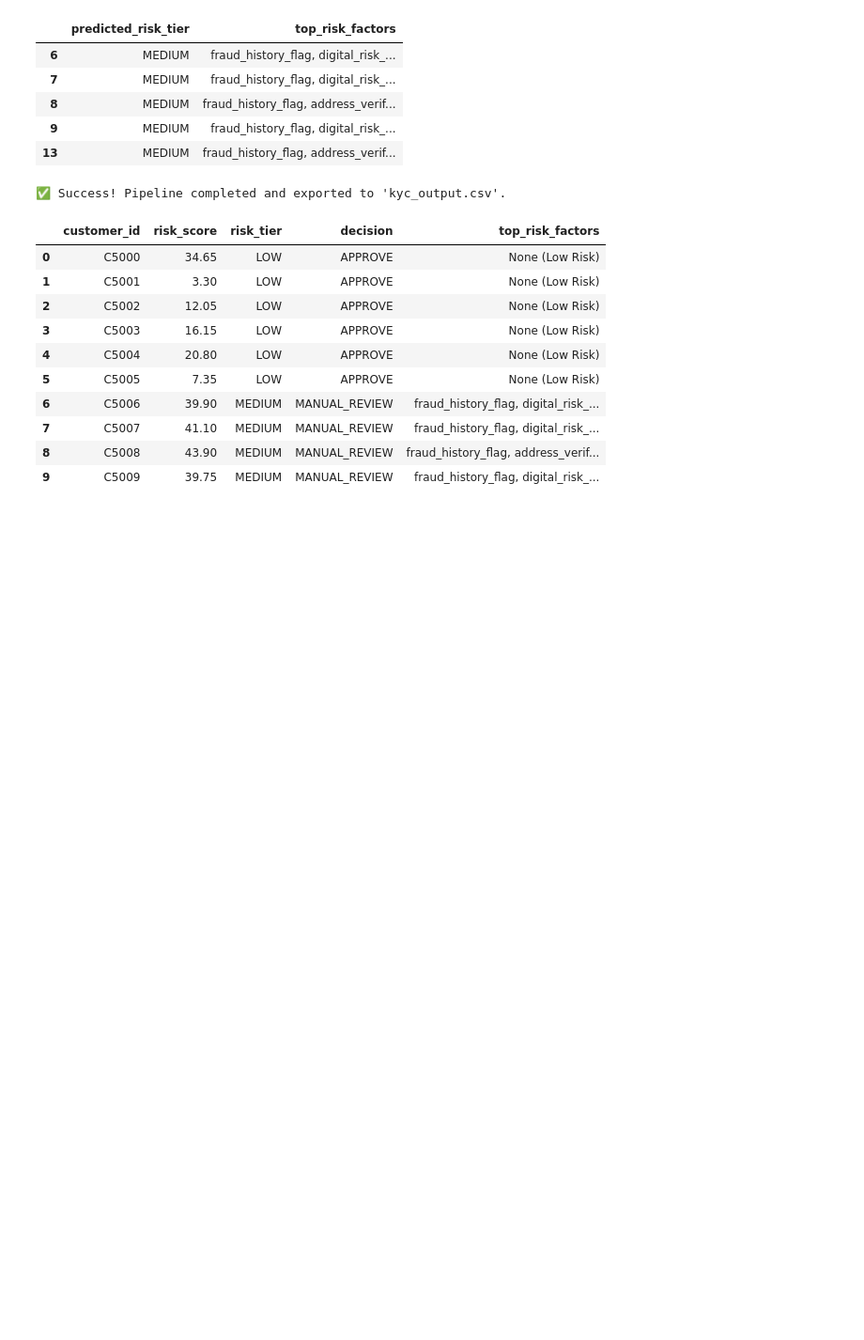
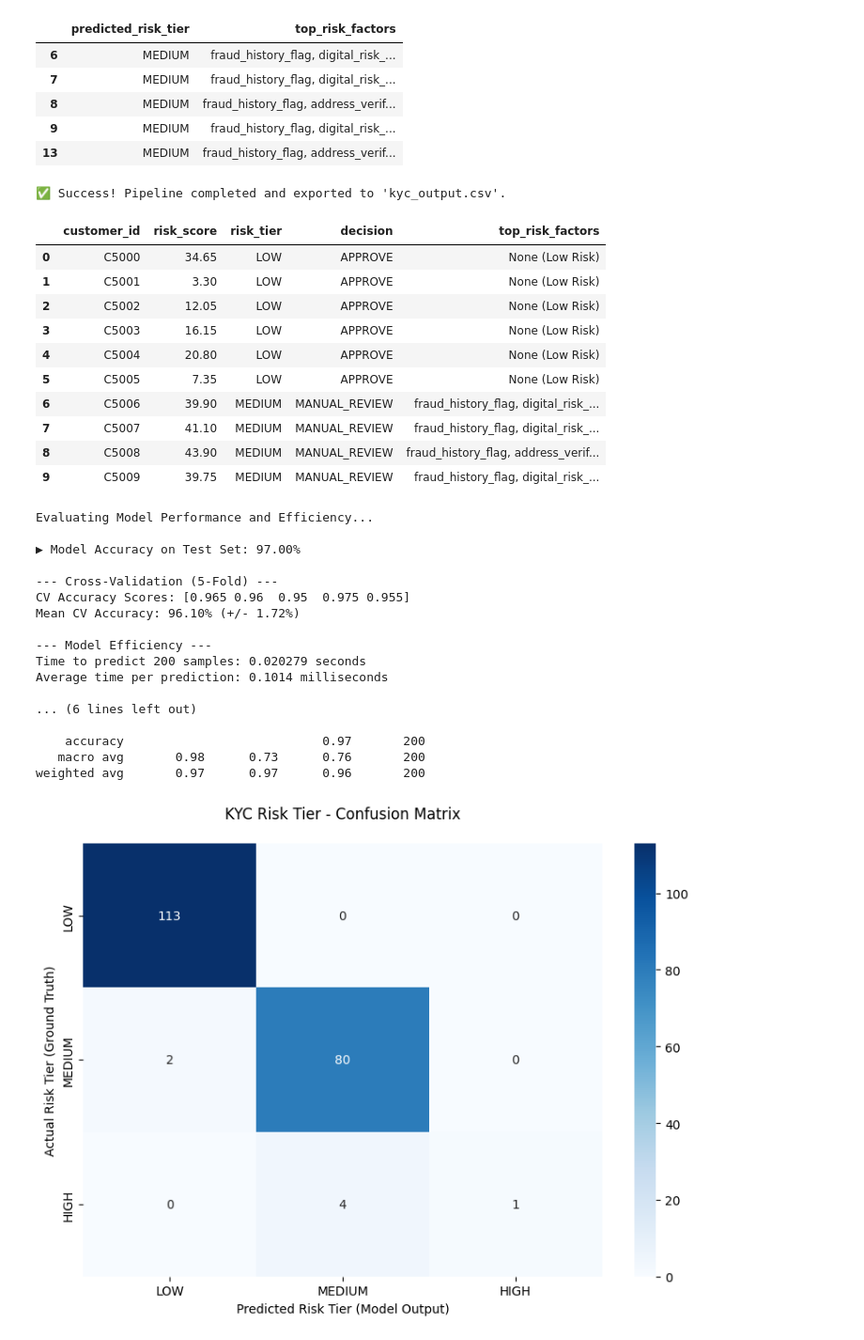
Before and after one commit to shuklashikhar007/Smart-KYC-Risk-Scoring-Engine, a Jupyter notebook: model/main.ipynb, the cells around one changed output. Shown at 94% size. Saved outputs shown, nothing was run; the diff lists cells and outputs as text; code cells hidden in the pictures; blank space fills up the shorter version.

Commit message:
update: model with test and accuracy score

```diff
--- a/model/main.ipynb
+++ b/model/main.ipynb
@@ -488,3 +488,77 @@ display(final_output.head(10))
 | 7 | C5007 | 41.10 | MEDIUM | MANUAL_REVIEW | fraud_history_flag, digital_risk_... |
 | 8 | C5008 | 43.90 | MEDIUM | MANUAL_REVIEW | fraud_history_flag, address_verif... |
 | 9 | C5009 | 39.75 | MEDIUM | MANUAL_REVIEW | fraud_history_flag, digital_risk_... |
+# %%
+import time
+import numpy as np
+from sklearn.metrics import accuracy_score, confusion_matrix, classification_report
+from sklearn.model_selection import cross_val_score
+import matplotlib.pyplot as plt
+import seaborn as sns
+
+print("Evaluating Model Performance and Efficiency...\n")
+
+# 1. Overall Accuracy
+y_pred = rf_model.predict(X_test)
+accuracy = accuracy_score(y_test, y_pred)
+print(f"▶ Model Accuracy on Test Set: {accuracy * 100:.2f}%\n")
+
+# 2. Cross-Validation (Testing Robustness)
+# This trains the model 5 separate times on different cuts of the data
+# to ensure it's not just getting lucky with the train_test_split.
+print("--- Cross-Validation (5-Fold) ---")
+cv_scores = cross_val_score(rf_model, X, y_encoded, cv=5, scoring='accuracy')
+print(f"CV Accuracy Scores: {np.round(cv_scores, 4)}")
+print(f"Mean CV Accuracy: {cv_scores.mean() * 100:.2f}% (+/- {cv_scores.std() * 200:.2f}%)\n")
+
+# 3. Model Efficiency (Inference Time)
+# Testing how fast the model makes predictions (crucial for real-time onboarding)
+print("--- Model Efficiency ---")
+start_time = time.time()
+_ = rf_model.predict(X_test)
+end_time = time.time()
+
+inference_time = end_time - start_time
+print(f"Time to predict {len(X_test)} samples: {inference_time:.6f} seconds")
+print(f"Average time per prediction: {(inference_time / len(X_test)) * 1000:.4f} milliseconds\n")
+
+# 4. Detailed Classification Report
+print("--- Classification Report ---")
+target_names = ['LOW', 'MEDIUM', 'HIGH']
+print(classification_report(y_test, y_pred, target_names=target_names))
+
+# 5. Confusion Matrix Visualization
+# This is critical for KYC: You want to ensure the top-right corner
+# (predicting LOW when actually HIGH) is as close to 0 as possible.
+plt.figure(figsize=(8, 6))
+cm = confusion_matrix(y_test, y_pred)
+
+# Plotting the heatmap
+sns.heatmap(cm, annot=True, fmt='d', cmap='Blues',
+            xticklabels=target_names,
+            yticklabels=target_names)
+
+plt.title('KYC Risk Tier - Confusion Matrix', pad=20)
+plt.ylabel('Actual Risk Tier (Ground Truth)')
+plt.xlabel('Predicted Risk Tier (Model Output)')
+plt.tight_layout()
+plt.show()
+# %% [output]
+Evaluating Model Performance and Efficiency...
+
+▶ Model Accuracy on Test Set: 97.00%
+
+--- Cross-Validation (5-Fold) ---
+CV Accuracy Scores: [0.965 0.96  0.95  0.975 0.955]
+Mean CV Accuracy: 96.10% (+/- 1.72%)
+
+--- Model Efficiency ---
+Time to predict 200 samples: 0.020279 seconds
+Average time per prediction: 0.1014 milliseconds
+
+... (6 lines left out)
+
+    accuracy                           0.97       200
+   macro avg       0.98      0.73      0.76       200
+weighted avg       0.97      0.97      0.96       200
+[figure, added]
```
